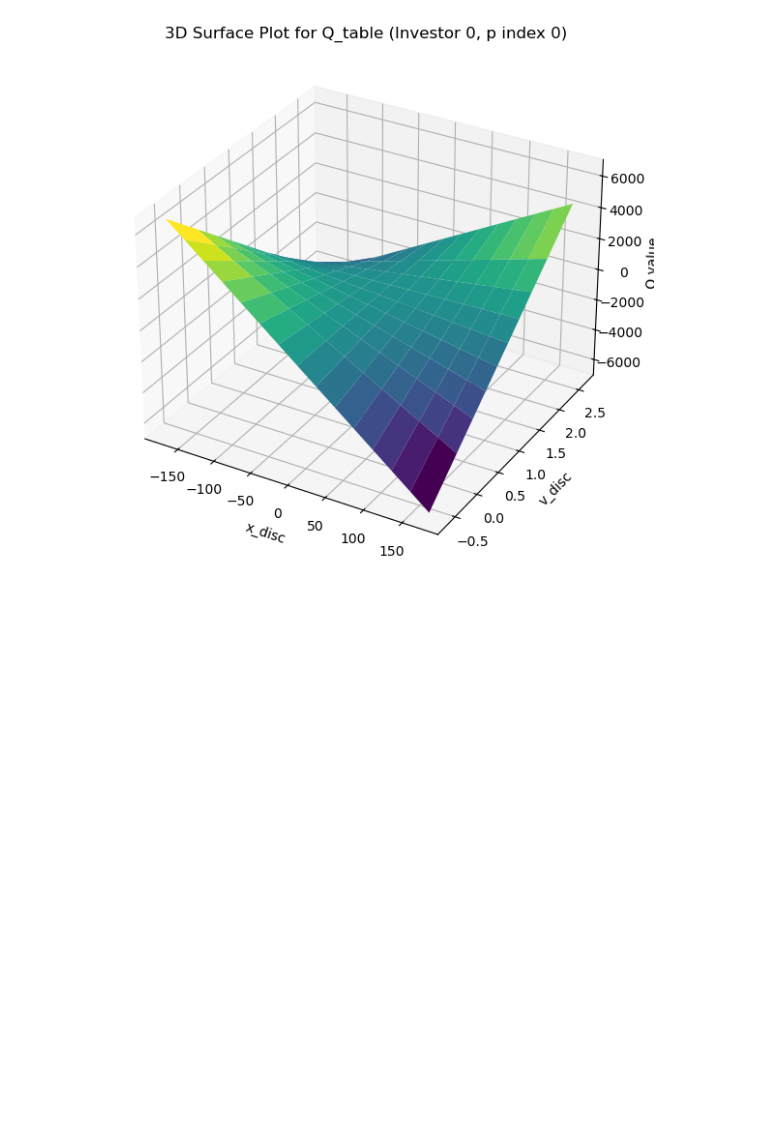
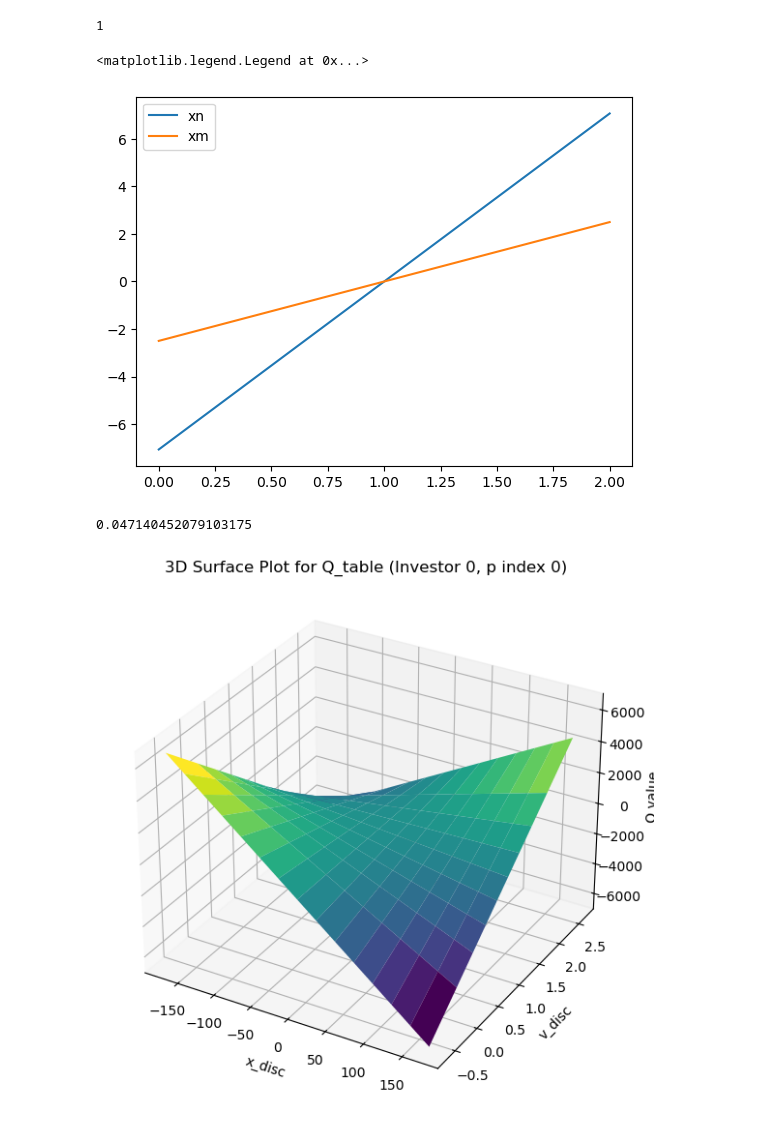
Before and after one commit to moyuanchen/collusion, a Jupyter notebook: playing_with_numba.ipynb, the cells around one changed output. Saved outputs shown, nothing was run; the diff lists cells and outputs as text; code cells hidden in the pictures; blank space fills up the shorter version.

Commit message:
correct lambda

```diff
--- a/playing_with_numba.ipynb
+++ b/playing_with_numba.ipynb
@@ -4,6 +4,31 @@ import numpy as np
 from typing import Tuple, Union
 from config import Config
 cfg = Config()
+# %%
+cfg.sigma_v
+# %% [output]
+1
+# %%
+vbar = 1
+I = 2
+lambda_N = np.sqrt(2) * cfg.sigma_u / (3 * cfg.sigma_v)
+lambda_M = cfg.sigma_u / (cfg.sigma_v)
+
+v = np.linspace(0,2,10000)
+xn = (v - vbar)/((I+1) * lambda_N)
+xm = (v-vbar)/((2*I) * lambda_M)
+
+import matplotlib.pyplot as plt
+plt.plot(v,xn, label = 'xn')
+plt.plot(v,xm, label = 'xm')
+plt.legend()
+# %% [output]
+<matplotlib.legend.Legend at 0x...>
+[figure, added]
+# %%
+lambda_N
+# %% [output]
+0.047140452079103175
 # %%
 def _grid_linspace(low: float, high: float, n: int) -> np.ndarray:
     """Helper that always returns float64 equally–spaced grid."""
```
Also changed, not shown: parts of 1 cell of this notebook, 3 other files.
